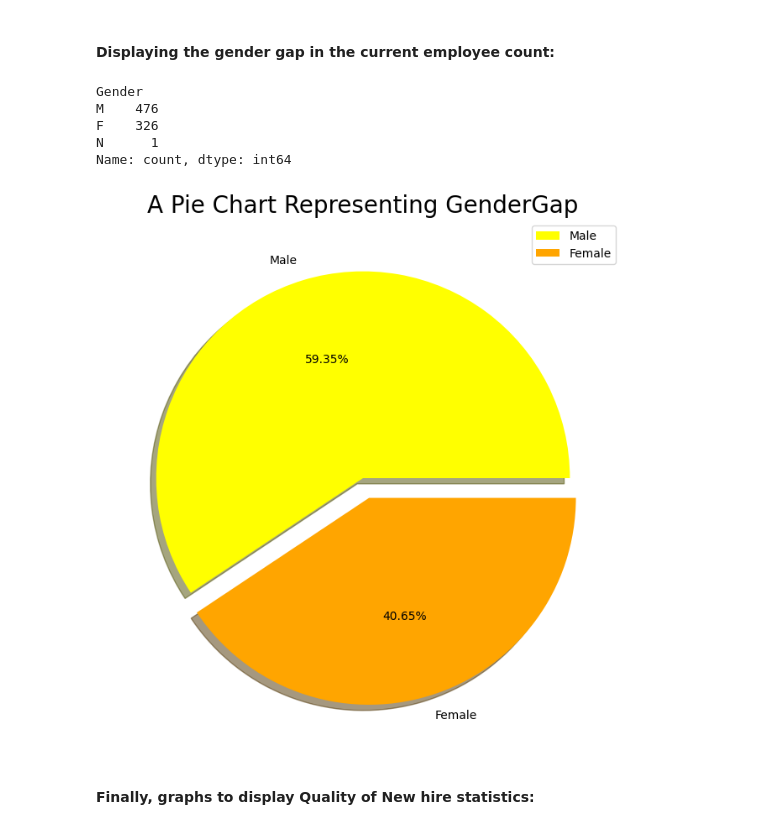
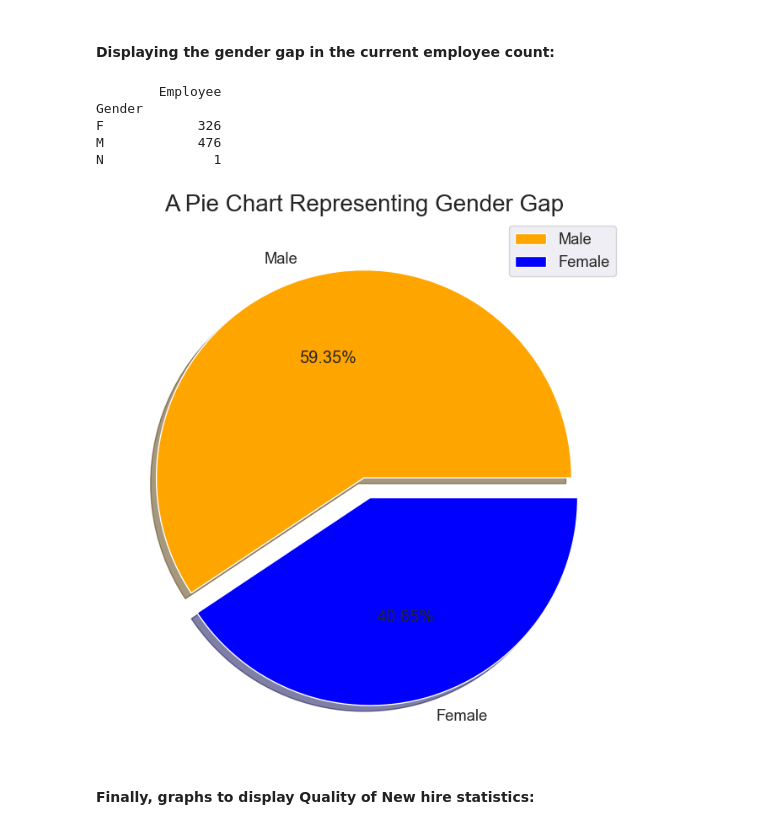
Before and after one commit to mpwalker0517/Capstone_HR_Dashboard, a Jupyter notebook: HR_Dash.ipynb, the cells around one changed output. Saved outputs shown, nothing was run; the diff lists cells and outputs as text; code cells hidden in the pictures.

Commit message:
Testing through jupyter
Adding additional updates, adjusting colors, adjusting read me

```diff
--- a/HR_Dash.ipynb
+++ b/HR_Dash.ipynb
@@ -654,31 +748,33 @@ plt.show()
 # %% [markdown]
 #### Displaying the gender gap in the current employee count:
 # %%
-# checking the gender gap
-
-qnh['Gender'].value_counts()
+#creating picot table to output count
+pivot = qnh.pivot_table(index =['Gender'],
+                       values =['Employee'],
+                       aggfunc ='count')
+print(pivot)
 # %% [output]
+        Employee
 Gender
-M    476
-F    326
-N      1
-Name: count, dtype: int64
+F            326
+M            476
+N              1
 # %%
 # plotting a pie chart
 
 size = [476, 326]
 labels = "Male", "Female"
-colors = ['yellow', 'orange']
+colors = ['orange', 'blue']
 explode = [0, 0.1]
 
 plt.rcParams['figure.figsize'] = (8, 8)
 plt.pie(size, labels = labels, colors = colors, explode = explode, shadow = True, autopct = "%.2f%%")
-plt.title('A Pie Chart Representing GenderGap', fontsize = 20)
+plt.title('A Pie Chart Representing Gender Gap', fontsize = 20)
 plt.axis('off')
 plt.legend()
 plt.show()
 # %% [output]
-[figure, old version]
+[figure, new version]
 # %% [markdown]
 #### Finally, graphs to display Quality of New hire statistics:
 # %%
```
Also changed, not shown: parts of 61 cells of this notebook, 5 other files.
